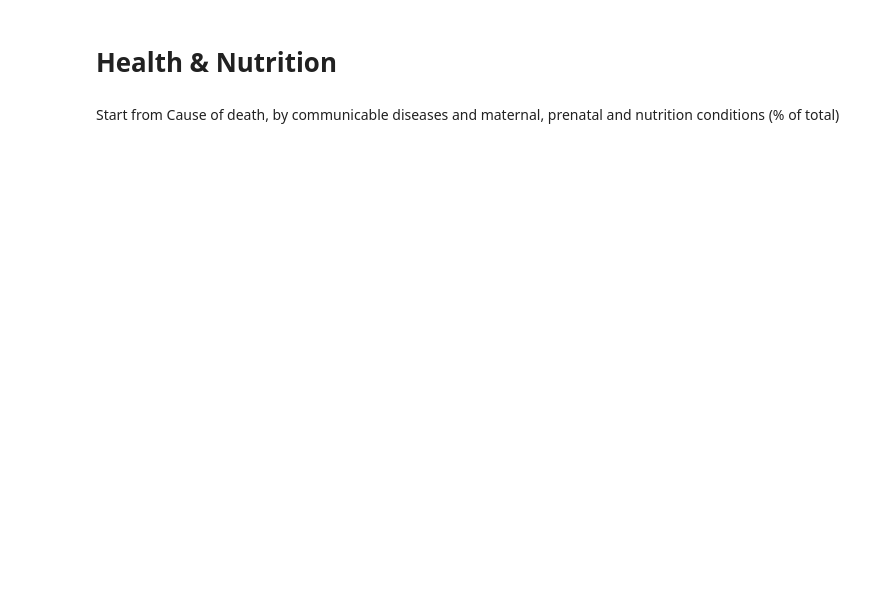
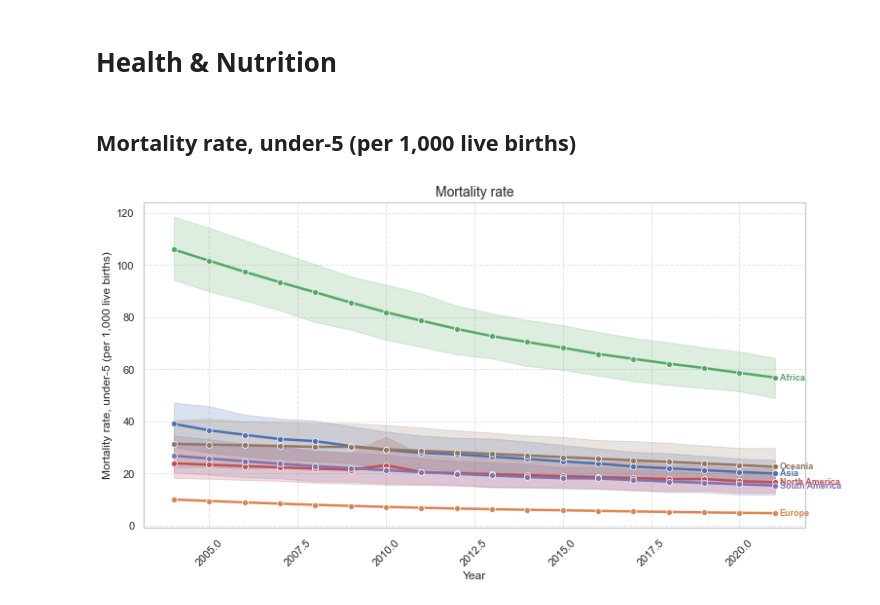
Before and after one commit to mariasilviapancione/data-storytelling-lab, a Jupyter notebook: Data Storytelling - Susy.ipynb, the cells around one changed output. Saved outputs shown, nothing was run; the diff lists cells and outputs as text; code cells hidden in the pictures; blank space fills up the shorter version.

```diff
--- a/Data Storytelling - Susy.ipynb
+++ b/Data Storytelling - Susy.ipynb
@@ -133,4 +231,74 @@ South America                                                24
 # %% [markdown]
 # Health & Nutrition
-# %% [markdown]
-Start from Cause of death, by communicable diseases and maternal, prenatal and nutrition conditions (% of total)
+# %% [markdown]
+## Mortality rate, under-5 (per 1,000 live births)
+# %%
+mort= ['Country Name', 'Continent', 'Year','Mortality rate, under-5 (per 1,000 live births)']
+df_mort = df[mort]
+df_mort.head()
+
+df_mortupd= df_mort[(df_mort['Year'] >= 2004) & (df_mort['Year'] <= 2021)]
+
+avg_by_continent = df_mortupd.groupby(['Continent', 'Year'])['Mortality rate, under-5 (per 1,000 live births)'].mean().reset_index()
+
+# Set plot style
+sns.set(style='whitegrid')
+
+# Plot
+plt.figure(figsize=(12, 6))
+ax = sns.lineplot(
+    data=df_mortupd,
+    x='Year',
+    y='Mortality rate, under-5 (per 1,000 live births)',
+    hue='Continent',
+    marker='o',                # Highlight each yearpoint
+    linewidth=2.5,
+    legend=False               # Remove default legend
+)
+
+# Get the lines and continents
+lines = ax.get_lines()
+continents = df_mortupd['Continent'].unique()
+
+# Add direct labels to each continental line at the end of the line
+for i, continent in enumerate(continents):
+    line = lines[i]
+    xdata = line.get_xdata()
+    ydata = line.get_ydata()
+
+    # Get the last valid data point
+    last_valid_idx = -1
+    while last_valid_idx < -len(ydata) and (np.isnan(ydata[last_valid_idx]) if len(ydata) > 0 else True):
+        last_valid_idx -= 1
+
+    if len(ydata) > 0:
+        x = xdata[last_valid_idx]
+        y = ydata[last_valid_idx]
+
+        # Add text right after the last point
+        plt.annotate(
+            continent,
+            xy=(x, y),
+            xytext=(5, 0),
+            textcoords='offset points',
+            ha='left',
+            va='center',
+            color=line.get_color(),
+            fontweight='bold',
+            fontsize=9
+        )
+
+# Customize
+plt.title('Mortality rate', fontsize=14)
+plt.ylabel('Mortality rate, under-5 (per 1,000 live births)')
+plt.xlabel('Year')
+plt.xticks(rotation=45)
+plt.grid(True, linestyle='--', alpha=0.5)
+plt.tight_layout()
+
+# Adjust right margin to make room for the labels
+plt.subplots_adjust(right=0.85)
+
+plt.show()
+# %% [output]
+[figure, added]
```
Also changed, not shown: parts of 31 cells of this notebook.
